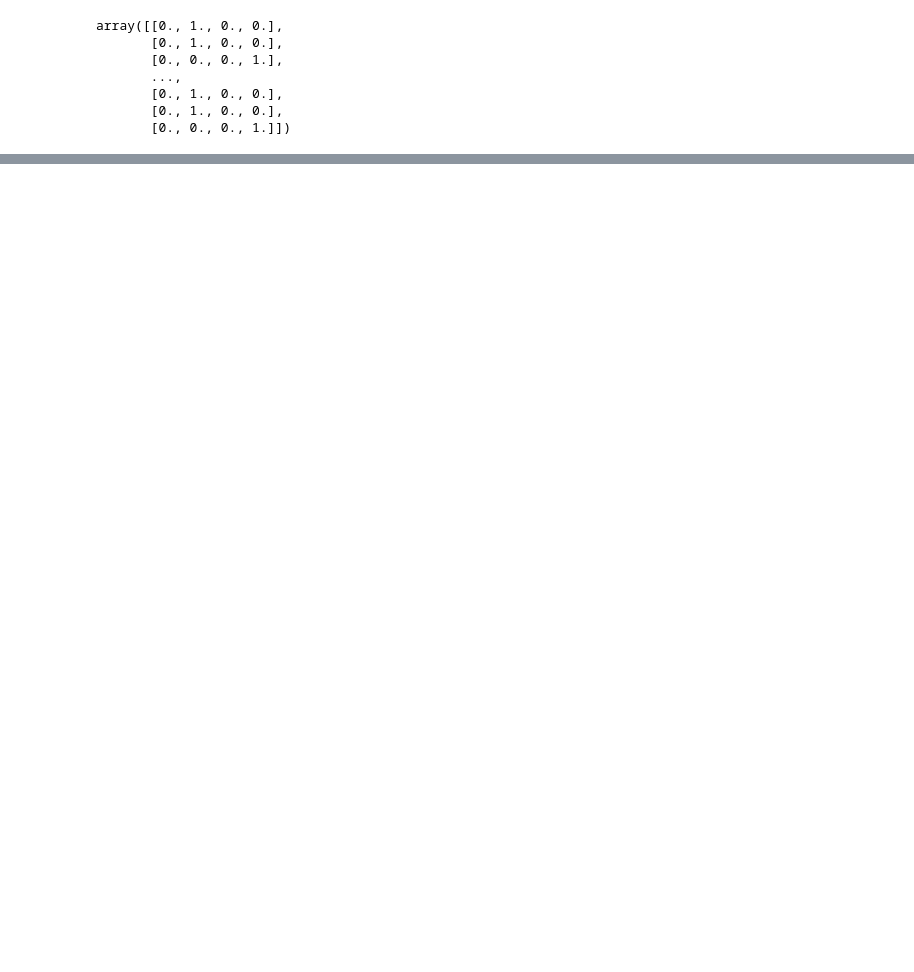
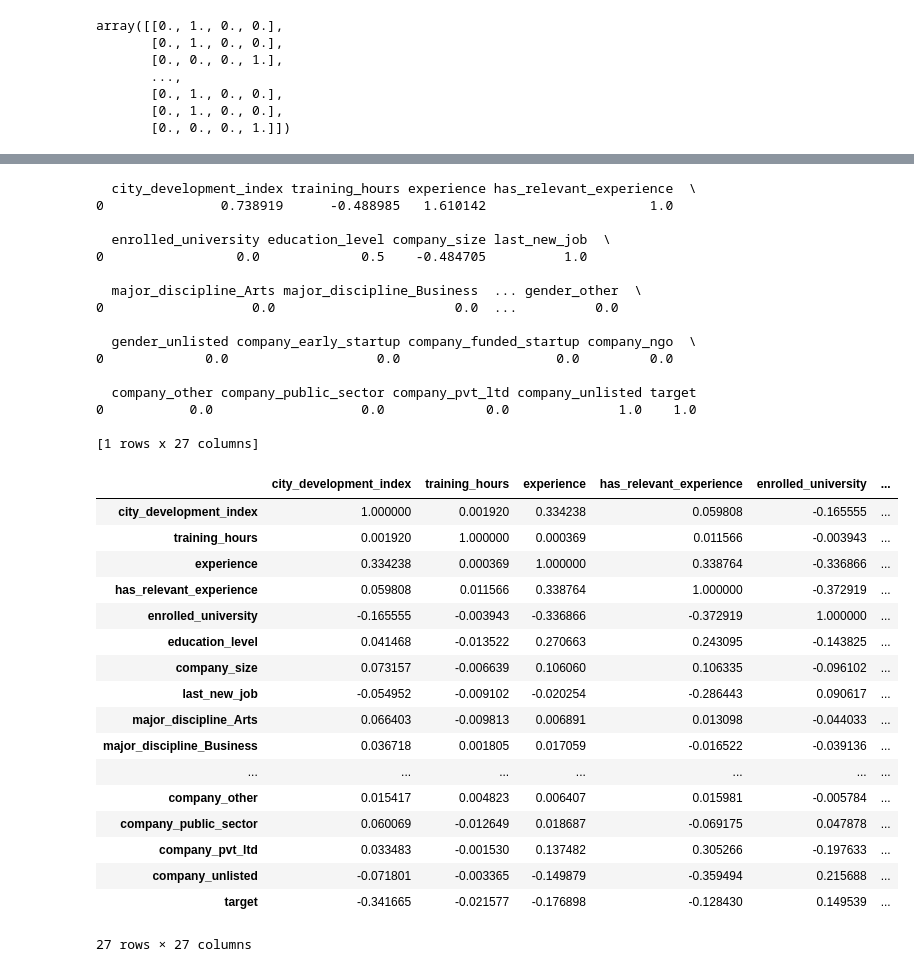
Before and after one commit to wbchristerson/machine-learning-projects, a Jupyter notebook: job-change-analysis/hr-analytics-data.ipynb, the cells around one changed output, grey strips where cells are left out. Cells and saved outputs as stored; diff of their text form; code cells hidden in the pictures; blank space fills up the shorter version.

```diff
--- a/job-change-analysis/hr-analytics-data.ipynb
+++ b/job-change-analysis/hr-analytics-data.ipynb
@@ -311,7 +250,7 @@ def to_education_level_transform(x):
     else:
         return 0.00
 
-class EducationLevelTransformer:
+class EducationLevelTransformer(BaseEstimator, TransformerMixin):
     def fit(self, X, y=None):
         return self
 
@@ -498,10 +444,13 @@ array([[0., 1., 0., 0.],
 # Other                   121
 # Name: company_type, dtype: int64
 
+# categories: [array(['Early Stage Startup', 'Funded Startup', 'NGO', 'Other',
+#         'Public Sector', 'Pvt Ltd', 'Unlisted Company Type'], dtype=object)]
+
 company_type_pipeline = Pipeline([
     ("company_type_imputer", SimpleImputer(fill_value="Unlisted Company Type", strategy="constant")),
     ("company_type_one_hot_encoder", OneHotEncoder()),
 ])
 
-company_type_pipeline.fit_transform(project_data[["company_type"]]).toarray()[:5]
+company_type_pipeline.fit_transform(project_data[["company_type"]]).toarray()
 # %% [output]
@@ -513,31 +464,86 @@ array([[0., 0., 0., 0., 0., 0., 1.],
+# %%
+result_pandarizer = PandarizerTransformer([[
+    "city_development_index", "training_hours", "experience", "has_relevant_experience", "enrolled_university",
+    "education_level", "company_size", "last_new_job", "major_discipline_Arts", "major_discipline_Business",
+    "major_discipline_Humanities", "major_discipline_No_Major", "major_discipline_Other", "major_discipline_STEM",
+    "major_discipline_Unlisted_Major", "gender_female", "gender_male", "gender_other", "gender_unlisted",
+    "company_early_startup", "company_funded_startup", "company_ngo", "company_other", "company_public_sector",
+    "company_pvt_ltd", "company_unlisted", "target"
+]])
+# %%
+class IdentityTransformer(BaseEstimator, TransformerMixin):
+    def fit(self, X, y=None):
+        return self
+
+    def transform(self, X, y=None):
+        return X
 # %%
 from sklearn.compose import ColumnTransformer
 
 full_pipeline = ColumnTransformer([
     ("numeric_attributes", num_pipeline, ["city_development_index", "training_hours"]),
     ("experience", experience_pipeline, ["experience"]),
     ("relevant_experience", relevant_experience_pipeline, ["relevent_experience"]),
     ("enrolled_university", enrollment_pipeline, ["enrolled_university"]),
     ("education_level", education_level_pipeline, ["education_level"]),
     ("company_size", company_size_pipeline, ["company_size"]),
     ("last_new_job", last_new_job_pipeline, ["last_new_job"]),
     ("major_discipline", major_discipline_pipeline, ["major_discipline"]),
     ("gender", gender_encoding_pipeline, ["gender"]),
     ("company_type", company_type_pipeline, ["company_type"]),
-#     ("pandarizer", PandarizerTransformer(["city_development_index", "training_hours", "experience",
+    ("target", IdentityTransformer(), ["target"])
+#     ("pandarizer", result_pandarizer, []),
+#     ("pandarizer", PandarizerTransformer, ["city_development_index", "training_hours", "experience",
 #                                           "has_relevant_experience", "enrolled_university", "education_level",
 #                                           "company_size", "last_new_job", "major_discipline_Arts",
 #                                           "major_discipline_Business", "major_discipline_Humanities",
 #                                           "major_discipline_No_Major", "major_discipline_Other",
-#                                           "major_discipline_STEM", "major_discipline_Unlisted_Major"]))
+#                                           "major_discipline_STEM", "major_discipline_Unlisted_Major",
+#                                           "gender_female", "gender_male", "gender_other", "gender_unlisted",
+#                                           "company_early_startup", "company_funded_startup", "company_ngo",
+#                                           "company_other", "company_public_sector", "company_pvt_ltd",
+#                                           "company_unlisted", "target"]),
 ])
 
-# [array(['Arts', 'Business Degree', 'Humanities', 'No Major', 'Other',
-#         'STEM', 'Unlisted Major'], dtype=object)]
-
-data_prepared = full_pipeline.fit_transform(project_data)
-# print(data_prepared.head())
-
+# [array(['Early Stage Startup', 'Funded Startup', 'NGO', 'Other',
+#         'Public Sector', 'Pvt Ltd', 'Unlisted Company Type'], dtype=object)]
+data_prepared = result_pandarizer.fit_transform(full_pipeline.fit_transform(project_data))
+print(data_prepared.head(1))
 # data_prepared.corr()
+# %% [output]
+  city_development_index training_hours experience has_relevant_experience  \
+0               0.738919      -0.488985   1.610142                     1.0
+
+  enrolled_university education_level company_size last_new_job  \
+0                 0.0             0.5    -0.484705          1.0
+
+  major_discipline_Arts major_discipline_Business  ... gender_other  \
+0                   0.0                       0.0  ...          0.0
+
+  gender_unlisted company_early_startup company_funded_startup company_ngo  \
+0             0.0                   0.0                    0.0         0.0
+
+  company_other company_public_sector company_pvt_ltd company_unlisted target
+0           0.0                   0.0             0.0              1.0    1.0
+
+[1 rows x 27 columns]
+|  | city_development_index | training_hours | experience | has_relevant_experience | enrolled_university | ... |
+| city_development_index | 1.000000 | 0.001920 | 0.334238 | 0.059808 | -0.165555 | ... |
+| training_hours | 0.001920 | 1.000000 | 0.000369 | 0.011566 | -0.003943 | ... |
+| experience | 0.334238 | 0.000369 | 1.000000 | 0.338764 | -0.336866 | ... |
+| has_relevant_experience | 0.059808 | 0.011566 | 0.338764 | 1.000000 | -0.372919 | ... |
+| enrolled_university | -0.165555 | -0.003943 | -0.336866 | -0.372919 | 1.000000 | ... |
+| education_level | 0.041468 | -0.013522 | 0.270663 | 0.243095 | -0.143825 | ... |
+| company_size | 0.073157 | -0.006639 | 0.106060 | 0.106335 | -0.096102 | ... |
+| last_new_job | -0.054952 | -0.009102 | -0.020254 | -0.286443 | 0.090617 | ... |
+| major_discipline_Arts | 0.066403 | -0.009813 | 0.006891 | 0.013098 | -0.044033 | ... |
+| major_discipline_Business | 0.036718 | 0.001805 | 0.017059 | -0.016522 | -0.039136 | ... |
+| ... | ... | ... | ... | ... | ... | ... |
+| company_other | 0.015417 | 0.004823 | 0.006407 | 0.015981 | -0.005784 | ... |
+| company_public_sector | 0.060069 | -0.012649 | 0.018687 | -0.069175 | 0.047878 | ... |
+| company_pvt_ltd | 0.033483 | -0.001530 | 0.137482 | 0.305266 | -0.197633 | ... |
+| company_unlisted | -0.071801 | -0.003365 | -0.149879 | -0.359494 | 0.215688 | ... |
+| target | -0.341665 | -0.021577 | -0.176898 | -0.128430 | 0.149539 | ... |
+27 rows × 27 columns
 # %%
 clf = SGDClassifier(loss="hinge", penalty="l2", max_iter=5)
```
Also changed, not shown: parts of 7 cells of this notebook.
